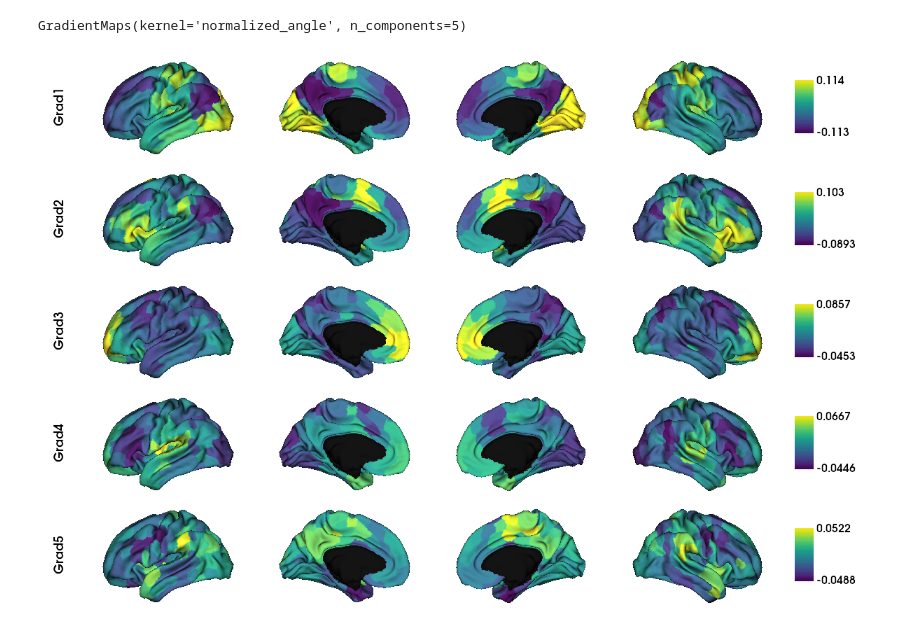
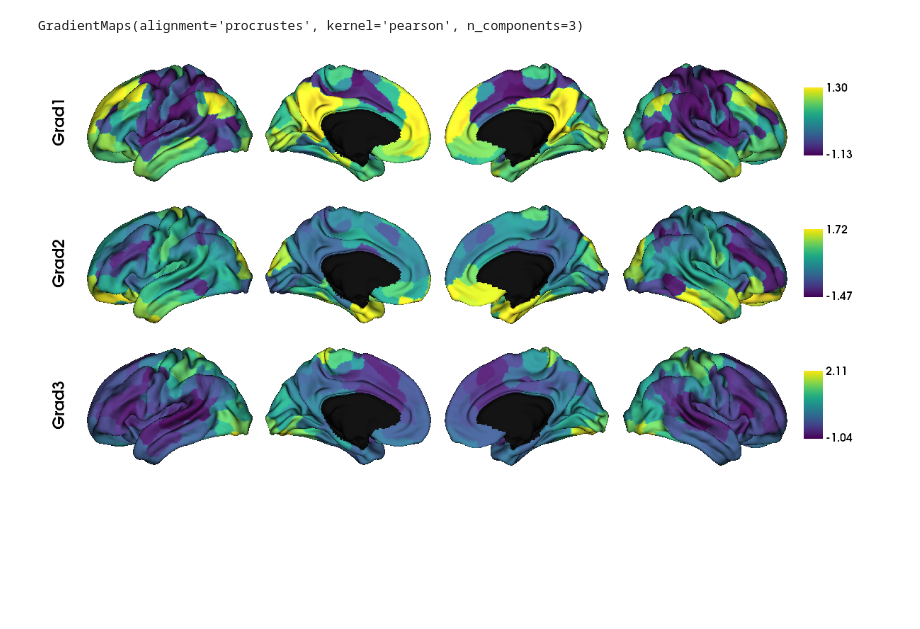
Before and after one commit to victoris93/depression-gradients-biomarkers, a Jupyter notebook: rus_depression.ipynb, the cells around one changed output. Drawn from its saved outputs; the diff is of its cells as text; code cells hidden in the pictures; blank space fills up the shorter version.

Commit message:
z-transfom + procrustes alignment

```diff
--- a/rus_depression.ipynb
+++ b/rus_depression.ipynb
@@ -58,10 +90,7 @@ plotting.plot_matrix(correlation_matrix, figure=(10, 8), labels=labels[1:],
 # %%
 from brainspace.gradient import GradientMaps
-gm = GradientMaps(n_components=5, approach='dm', kernel='normalized_angle')
+gm = GradientMaps(n_components=3, approach='dm', kernel='pearson', alignment = "procrustes")
+#gm = GradientMaps(approach='dm', kernel='pearson', alignment = "procrustes")
-# %%
-gm.fit(correlation_matrix)
-# %% [output]
-GradientMaps(kernel='normalized_angle', n_components=5)
 # %%
 from brainspace.datasets import load_parcellation
 labeling = load_parcellation('schaefer', scale=400, join=True)
@@ -68,5 +101,9 @@ labeling = load_parcellation('schaefer', scale=400, join=True)
+# %%
+gm.fit([mean_conn_control_standardized, mean_conn_mdd_standardized])
+# %% [output]
+GradientMaps(alignment='procrustes', kernel='pearson', n_components=3)
 # %%
 from brainspace.utils.parcellation import map_to_labels
-grad = [None] * 5
-for i, g in enumerate(gm.gradients_.T):
-    grad[i] = map_to_labels(g, labeling, mask=labeling != 0, fill=np.nan)
+grad_control = [None] * 3
+for i, g in enumerate(gm.aligned_[0].T):
+    grad_control[i] = map_to_labels(g, labeling, mask=labeling != 0, fill=np.nan)
@@ -78,6 +114,6 @@ surf_lh, surf_rh = load_conte69()
 # %%
-plot_hemispheres(surf_lh, surf_rh, array_name=grad, size=(1200, 800), cmap='viridis',
-                 color_bar=True, label_text=['Grad1', 'Grad2', 'Grad3', 'Grad4', 'Grad5'], zoom=1.5, embed_nb = True)
+plot_hemispheres(surf_lh, surf_rh, array_name=grad_control, size=(1200, 600), cmap='viridis',
+                 color_bar=True, label_text=['Grad1', 'Grad2', 'Grad3'], zoom=1.5, embed_nb = True)
 # %% [output]
-[figure, old version]
+[figure, new version]
 # %%
```
Also changed, not shown: parts of 16 cells of this notebook.
